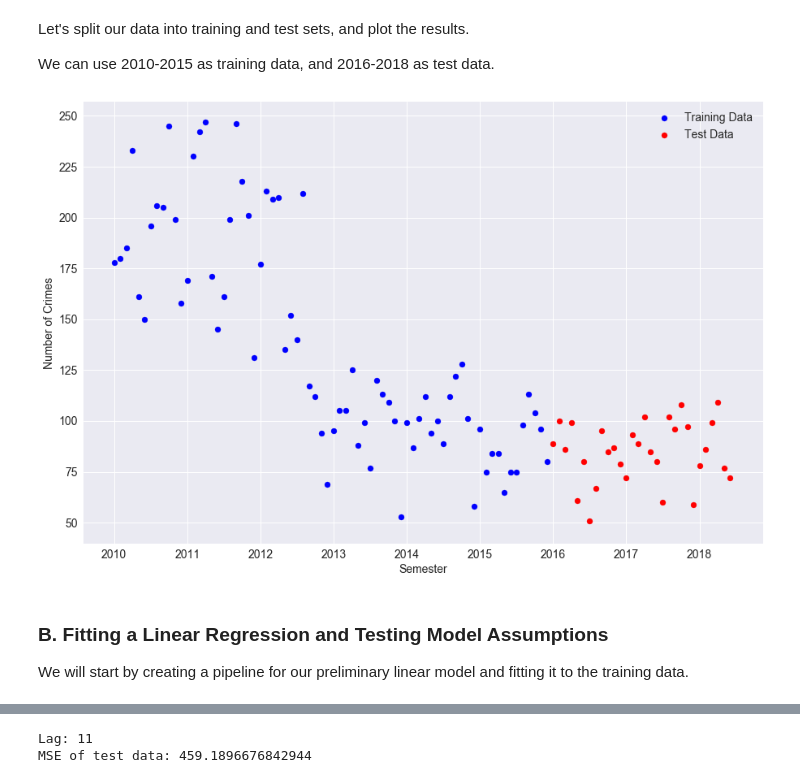
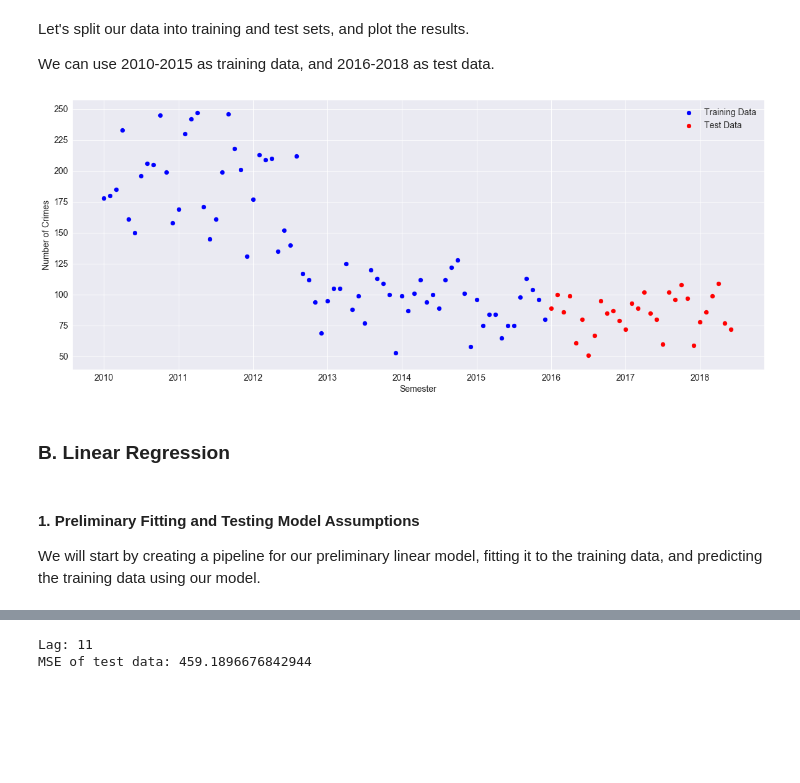
Before and after one commit to pspratling/Forecasting-Crime-around-the-Georgia-Tech-Campus, a Jupyter notebook: Project/Regression.ipynb, the cells around one changed output, grey strips where cells are left out. Saved outputs shown, nothing was run; the diff lists cells and outputs as text; code cells hidden in the pictures; blank space fills up the shorter version.

```diff
--- a/Project/Regression.ipynb
+++ b/Project/Regression.ipynb
@@ -285,29 +326,31 @@ We can use 2010-2015 as training data, and 2016-2018 as test data.
 # %%
 #extracting data
 X = f.drop(columns='num_crimes').iloc[:-1]
 y = f['num_crimes'].iloc[:-1].values
 
 #splitting into training and test data
 X_train = X[:72].values
 y_train = y[:72]
 X_test = X[72:].values
 y_test = y[72:]
 
 #plotting
-plt.figure(figsize=(15, 10))
+plt.figure(figsize=(20, 8))
 plt.scatter(x = range(len(y_train)), y = y_train, color='b')
 plt.scatter(x = range(len(y_train), len(y_train)+len(y_test)), y = y_test, color='r')
 plt.xlabel('Semester')
 plt.ylabel('Number of Crimes')
 plt.legend(['Training Data', 'Test Data'])
 plt.xticks(range(0, len(y_train)+len(y_test), 12), range(2010, 2019))
 plt.show()
 # %% [output]
-[figure, old version]
+[figure, new version]
+# %% [markdown]
+### B. Linear Regression
 # %% [markdown]
-### B. Fitting a Linear Regression and Testing Model Assumptions
+#### 1. Preliminary Fitting and Testing Model Assumptions
 
-We will start by creating a pipeline for our preliminary linear model and fitting it to the training data.
+We will start by creating a pipeline for our preliminary linear model, fitting it to the training data, and predicting the training data using our model.
 # %%
 #creating up transformations for pipelines
 imp = Imputer(missing_values='NaN', strategy='mean', axis=0)
```
Also changed, not shown: parts of 29 cells of this notebook.
